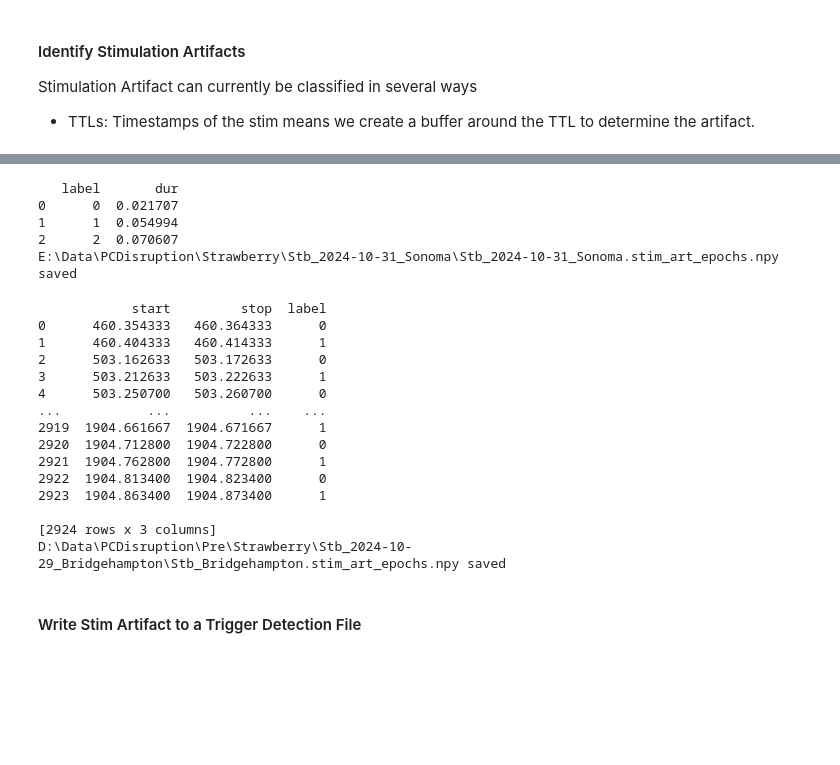
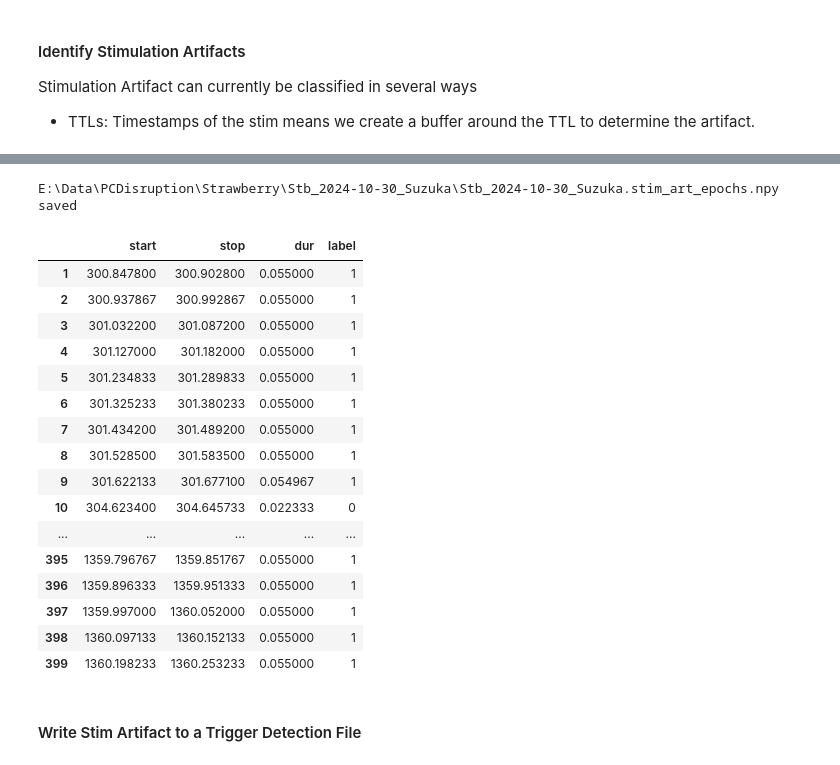
Before and after one commit to kimqi/PlaceCellDisruption, a Jupyter notebook: Preprocessing/Preprocessing_WholeStimClean.ipynb, the cells around one changed output, grey strips where cells are left out. Saved outputs shown, nothing was run; the diff lists cells and outputs as text; code cells hidden in the pictures; blank space fills up the shorter version.

```diff
--- a/Preprocessing/Preprocessing_WholeStimClean.ipynb
+++ b/Preprocessing/Preprocessing_WholeStimClean.ipynb
@@ -289,66 +286,41 @@ plt.show()
 # %%
 conditions = [
     (stim_art_epochs_df['dur'] < 0.03),
     (stim_art_epochs_df['dur'] >= 0.05) & (stim_art_epochs_df['dur'] <= 0.06),
     (stim_art_epochs_df['dur'] > 0.065)
 ]
 choices = [0, 1, 2]
 stim_art_epochs_df['label'] = pd.cut(stim_art_epochs_df['dur'], bins=[-float('inf'), 0.03, 0.06, float('inf')], labels=[0, 1, 2])
 
 stim_window_df = pd.DataFrame({
     'label': choices,
-    'dur': [stim_art_epochs_df[stim_art_epochs_df['label'] == label]['dur'].mean() for label in unique_labels]
+    'dur': [stim_art_epochs_df[stim_art_epochs_df['label'] == label]['dur'].mean() for label in choices]
 })
 
 
 stim_art_epochs = Epoch(stim_art_epochs_df)
 sess.recinfo.write_epochs(epochs=stim_art_epochs, ext='sta')
 stim_art_epochs.save(stim_art_epochs_file)
+stim_art_epochs_df
 # %% [output]
-   label       dur
-0      0  0.021707
-1      1  0.054994
-2      2  0.070607
-E:\Data\PCDisruption\Strawberry\Stb_2024-10-31_Sonoma\Stb_2024-10-31_Sonoma.stim_art_epochs.npy saved
+E:\Data\PCDisruption\Strawberry\Stb_2024-10-30_Suzuka\Stb_2024-10-30_Suzuka.stim_art_epochs.npy saved
+|  | start | stop | dur | label |
+| 1 | 300.847800 | 300.902800 | 0.055000 | 1 |
+| 2 | 300.937867 | 300.992867 | 0.055000 | 1 |
+| 3 | 301.032200 | 301.087200 | 0.055000 | 1 |
+| 4 | 301.127000 | 301.182000 | 0.055000 | 1 |
+| 5 | 301.234833 | 301.289833 | 0.055000 | 1 |
+| 6 | 301.325233 | 301.380233 | 0.055000 | 1 |
+| 7 | 301.434200 | 301.489200 | 0.055000 | 1 |
+| 8 | 301.528500 | 301.583500 | 0.055000 | 1 |
+| 9 | 301.622133 | 301.677100 | 0.054967 | 1 |
+| 10 | 304.623400 | 304.645733 | 0.022333 | 0 |
+| ... | ... | ... | ... | ... |
+| 395 | 1359.796767 | 1359.851767 | 0.055000 | 1 |
+| 396 | 1359.896333 | 1359.951333 | 0.055000 | 1 |
+| 397 | 1359.997000 | 1360.052000 | 0.055000 | 1 |
+| 398 | 1360.097133 | 1360.152133 | 0.055000 | 1 |
+| 399 | 1360.198233 | 1360.253233 | 0.055000 | 1 |
-# %%
-# Set buffer time to create an envelope for stim artifact cleaning
-buffer = 0.005
-
-stim_art_epochs_file = sess.filePrefix.with_suffix(".stim_art_epochs.npy")
-
-start_adjusted = pd.DataFrame({
-    'start': stim_epochs_df['start'] - buffer,
-    'stop': stim_epochs_df['start'] + buffer,
-    'label': 0
-})
-
-stop_adjusted = pd.DataFrame({
-    'start': stim_epochs_df['stop'] - buffer,
-    'stop': stim_epochs_df['stop'] + buffer,
-    'label': 1
-})
-
-stim_art_epochs_df = pd.concat([start_adjusted, stop_adjusted]).sort_values(by='start').reset_index(drop=True)
-stim_art_epochs = Epoch(stim_art_epochs_df)
-print(stim_art_epochs_df)
-sess.recinfo.write_epochs(epochs=stim_art_epochs, ext='sta')
-stim_art_epochs.save(stim_art_epochs_file)
-# %% [output]
-            start         stop  label
-0      460.354333   460.364333      0
-1      460.404333   460.414333      1
-2      503.162633   503.172633      0
-3      503.212633   503.222633      1
-4      503.250700   503.260700      0
-...           ...          ...    ...
-2919  1904.661667  1904.671667      1
-2920  1904.712800  1904.722800      0
-2921  1904.762800  1904.772800      1
-2922  1904.813400  1904.823400      0
-2923  1904.863400  1904.873400      1
-
-[2924 rows x 3 columns]
-D:\Data\PCDisruption\Pre\Strawberry\Stb_2024-10-29_Bridgehampton\Stb_Bridgehampton.stim_art_epochs.npy saved
 # %% [markdown]
 #### Write Stim Artifact to a Trigger Detection File
 # %%
```
Also changed, not shown: parts of 10 cells of this notebook, 1 other file.
